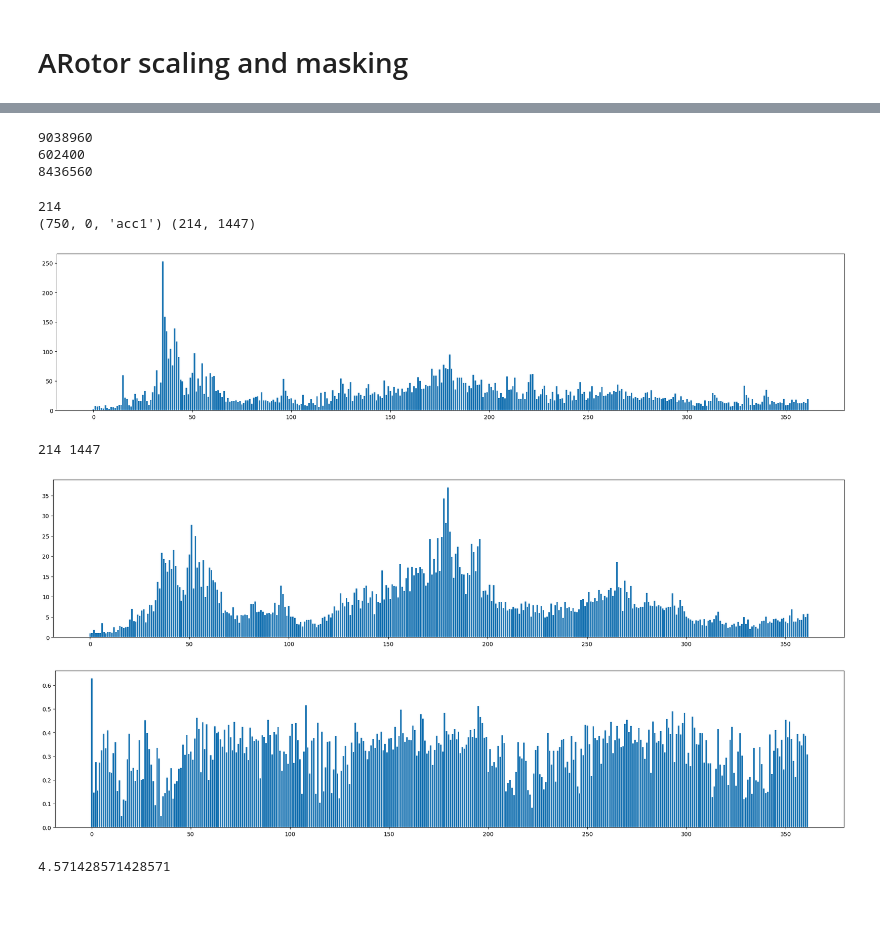
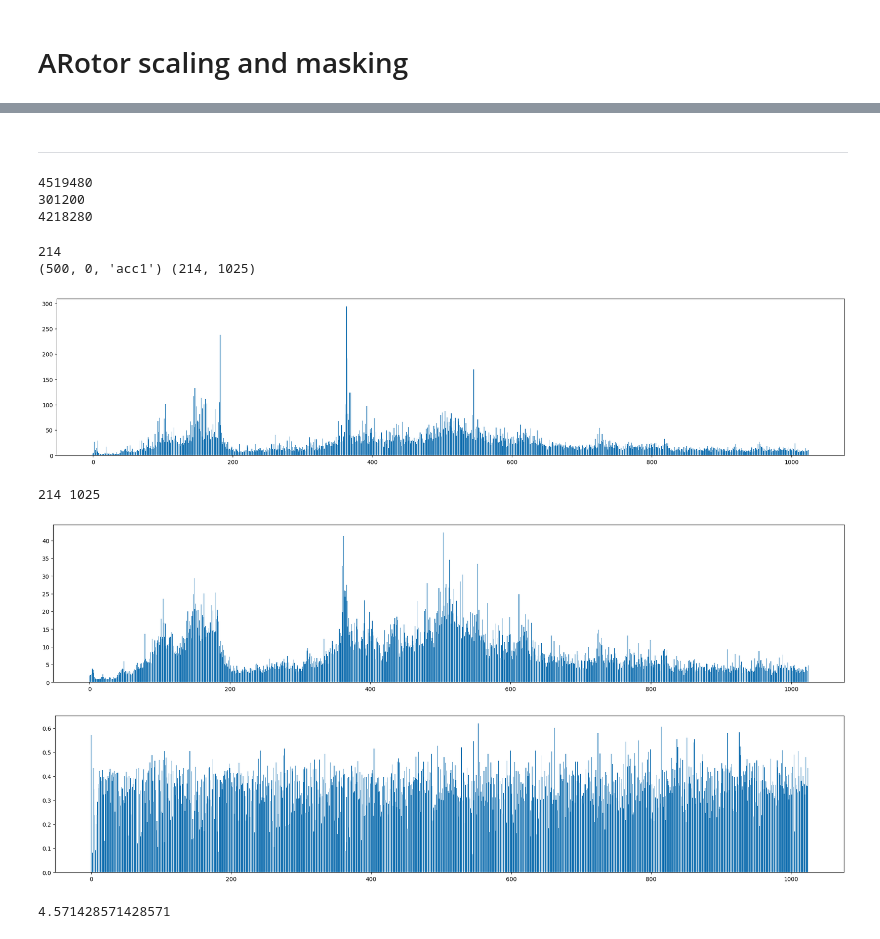
Before and after one commit to 4llu/rapid-deployment, a Jupyter notebook: sandbox.ipynb, the cells around one changed output, grey strips where cells are left out. Cells and saved outputs as stored; diff of their text form; code cells hidden in the pictures; blank space fills up the shorter version.

```diff
--- a/sandbox.ipynb
+++ b/sandbox.ipynb
@@ -460,14 +460,14 @@ acc1         750 rpm:   (10, 70, 2893)          0.00 Hz      1506.00 Hz      95.
 # %% [markdown]
 #### Torque high pass filter
 # %%
-rpms = [1500]
+rpms = [750]
 sensors = [
     "torque1",
     "torque2",
 ]
 A = []
 
-window_size = 2169 * 8
+window_size = 723 * 8
 bin_size = 3012 / 2 / (window_size / 2)
 
 print("Bin size", round(bin_size, 3), "Hz")
@@ -664,12 +683,14 @@ processed_data_folder = os.path.join(data_folder, "processed")
 df = pd.read_feather(os.path.join(processed_data_folder, "arotor.feather"))
 # %%
 sensors = ["acc1", "acc2"]
-rpms = [750, 1000]
+rpms = [500]
+# rpms = [750, 1000]
 classes = [0, 1, 2, 3, 4, 5, 6, 7, 8, 9]
 
 rotation_len_map = {
     250: 2169,
-    500: 1084,
+    500: int(2048/4), # FIXME
+    # 500: 1084,
     750: 723,
     1000: 542,
     1250: 434,
@@ -687,0 +711,24 @@ data = fewshot_data_selection(df, sensors, rpms, classes)
+# %%
+head_len = 3012 * 10
+
+train_grouped = data.groupby(["class", "rpm"])
+
+train_head = train_grouped.head(head_len)
+train_tail = train_grouped.tail(
+    int(
+        (len(data) / (10 * len(sensors)))
+        - head_len
+    )
+)
+# %%
+scale = {}
+for n, g in train_head.groupby(["class", "rpm"]):
+    if n[0] == 0:
+        p25 = g[sensors].quantile(0.25)
+        p75 = g[sensors].quantile(0.75)
+
+        scale[n[1]] = p75 - p25
+
+for n, g in train_head.groupby(["class", "rpm"]):
+    g[sensors] = g[sensors] / scale[n[1]]
+    break
@@ -688,3 +744,5 @@ data = fewshot_data_selection(df, sensors, rpms, classes)
+# %% [markdown]
+________________
 # %%
 rots = 4 # config rots
 head_len = 3012 * 10
@@ -704,9 +762,9 @@ head_long = pd.melt(
 )
 head_grouped = head_long.groupby(["rpm", "class", "sensor"])
 # %% [output]
-9038960
-602400
-8436560
+4519480
+301200
+4218280
 # %%
 
 def strided_window_idxs(window_len, stride, window_num):
@@ -730,41 +788,41 @@ for n, g in head_grouped:
     # Windowing
     idxs = strided_window_idxs(rotation_len_map[n[0]] * rots, stride, window_num)
     W = np.split(g.iloc[idxs, -1], window_num) # -1 important to only take sensor value
 
     # FFT
     W_fft = np.abs(np.fft.rfft(W))
     print(n, W_fft.shape)
 
     # Average
     W_fft_mean = np.mean(W_fft, axis=0)
 
     plt.figure(figsize=(25, 5))
-    plt.bar(range(len(W_fft_mean[::4])), W_fft_mean[::4])
+    plt.bar(range(len(W_fft_mean[::1])), W_fft_mean[::1])
     plt.show()
 
     diff = []
     for i in range(W_fft.shape[0]):
         diff.append(W_fft[i] - W_fft_mean)
 
     print(len(diff), len(diff[0]))
     diff = np.abs(diff)
     diff = np.mean(diff, axis=0)
 
     plt.figure(figsize=(25, 5))
-    plt.bar(range(len(diff[::4])), diff[::4])
+    plt.bar(range(len(diff[::1])), diff[::1])
     plt.show()
 
     plt.figure(figsize=(25, 5))
-    plt.bar(range(len(diff[::4])), diff[::4] / W_fft_mean[::4])
+    plt.bar(range(len(diff[::1])), diff[::1] / W_fft_mean[::1])
     plt.show()
     break
 # %% [output]
 214
-(750, 0, 'acc1') (214, 1447)
+(500, 0, 'acc1') (214, 1025)
-[figure, old version]
+[figure, new version]
-214 1447
+214 1025
-[figure, old version]
+[figure, new version]
-[figure, old version]
+[figure, new version]
 # %%
 160 / 35
 # %% [output]
```
Also changed, not shown: parts of 3 cells of this notebook, 2 other files.
